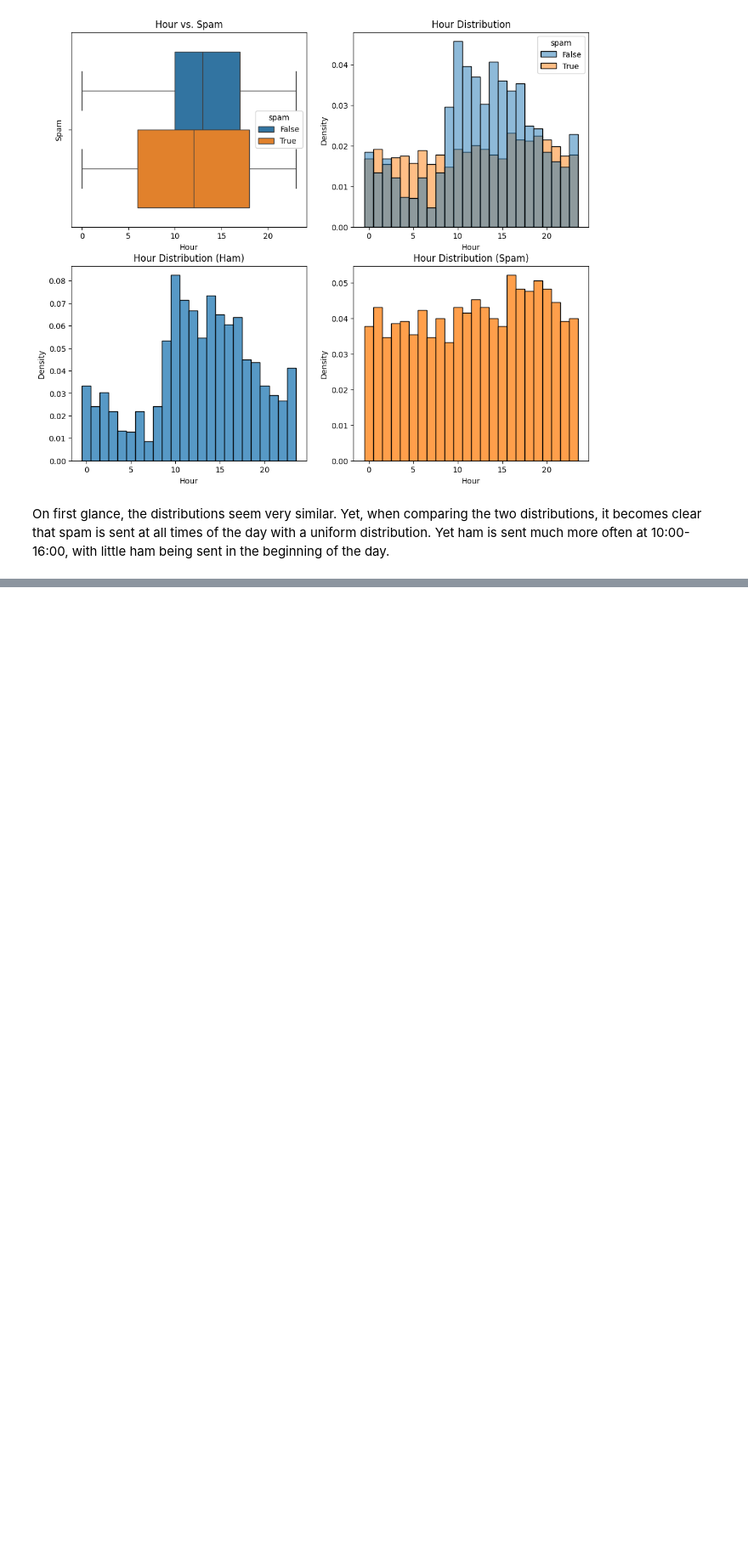
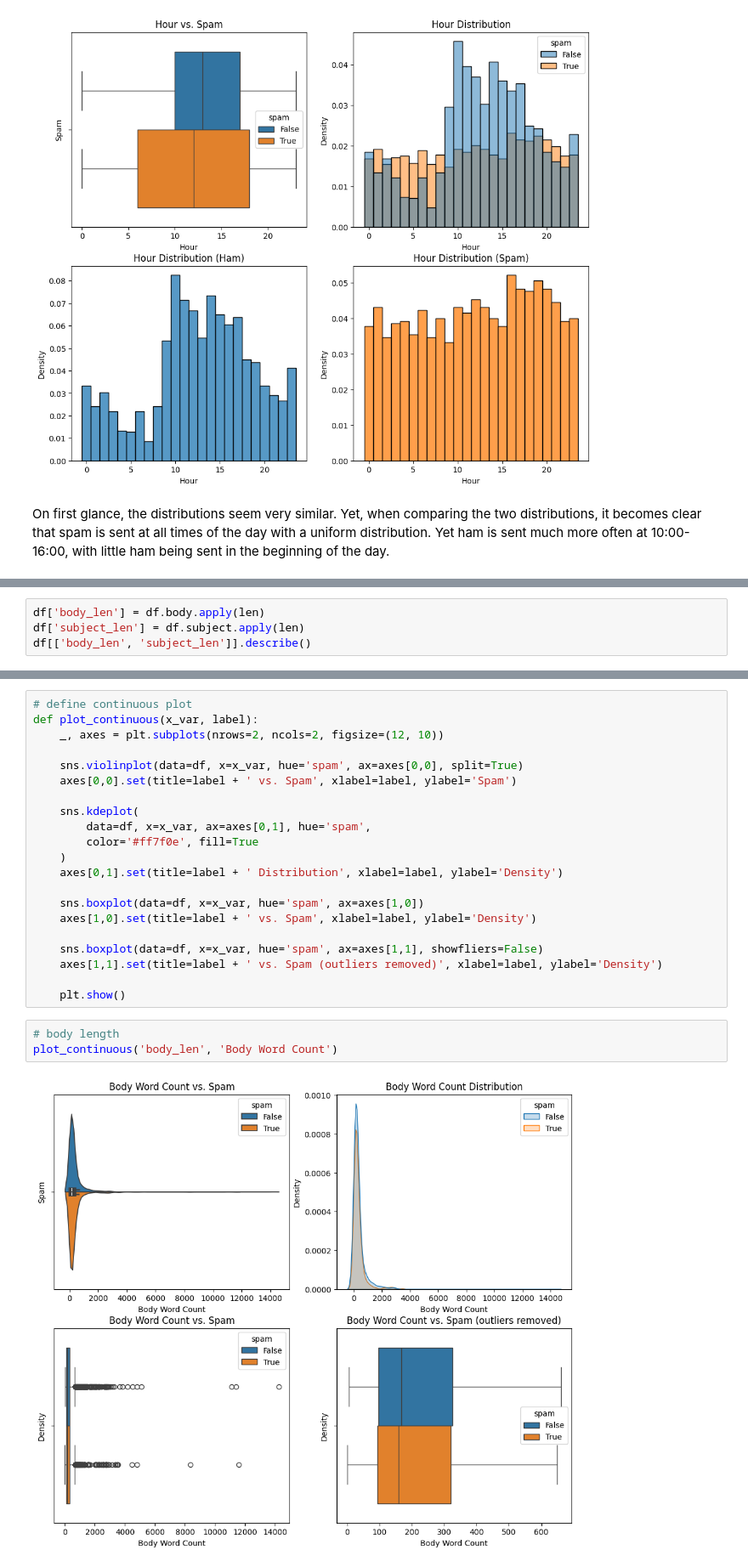
Before and after one commit to luisjaco/spam_classifier, a Jupyter notebook: exporatory_data_analysis.ipynb, the cells around one changed output, grey strips where cells are left out. Shown at 85% size. Saved outputs shown, nothing was run; the diff lists cells and outputs as text; blank space fills up the shorter version.

Commit message:
Performed Discrete, Continuous, and Categorical EDA.

```diff
--- a/exporatory_data_analysis.ipynb
+++ b/exporatory_data_analysis.ipynb
@@ -268,0 +301,4 @@ sent much more often at 10:00-16:00, with little ham being sent in the beginning
+# %%
+df['body_len'] = df.body.apply(len)
+df['subject_len'] = df.subject.apply(len)
+df[['body_len', 'subject_len']].describe()
@@ -268,0 +338,26 @@ sent much more often at 10:00-16:00, with little ham being sent in the beginning
+# %%
+# define continuous plot
+def plot_continuous(x_var, label):
+    _, axes = plt.subplots(nrows=2, ncols=2, figsize=(12, 10))
+
+    sns.violinplot(data=df, x=x_var, hue='spam', ax=axes[0,0], split=True)
+    axes[0,0].set(title=label + ' vs. Spam', xlabel=label, ylabel='Spam')
+
+    sns.kdeplot(
+        data=df, x=x_var, ax=axes[0,1], hue='spam',
+        color='#ff7f0e', fill=True
+    )
+    axes[0,1].set(title=label + ' Distribution', xlabel=label, ylabel='Density')
+
+    sns.boxplot(data=df, x=x_var, hue='spam', ax=axes[1,0])
+    axes[1,0].set(title=label + ' vs. Spam', xlabel=label, ylabel='Density')
+
+    sns.boxplot(data=df, x=x_var, hue='spam', ax=axes[1,1], showfliers=False)
+    axes[1,1].set(title=label + ' vs. Spam (outliers removed)', xlabel=label, ylabel='Density')
+
+    plt.show()
+# %%
+# body length
+plot_continuous('body_len', 'Body Word Count')
+# %% [output]
+[figure, added]
```
Also changed, not shown: parts of 22 cells of this notebook.
